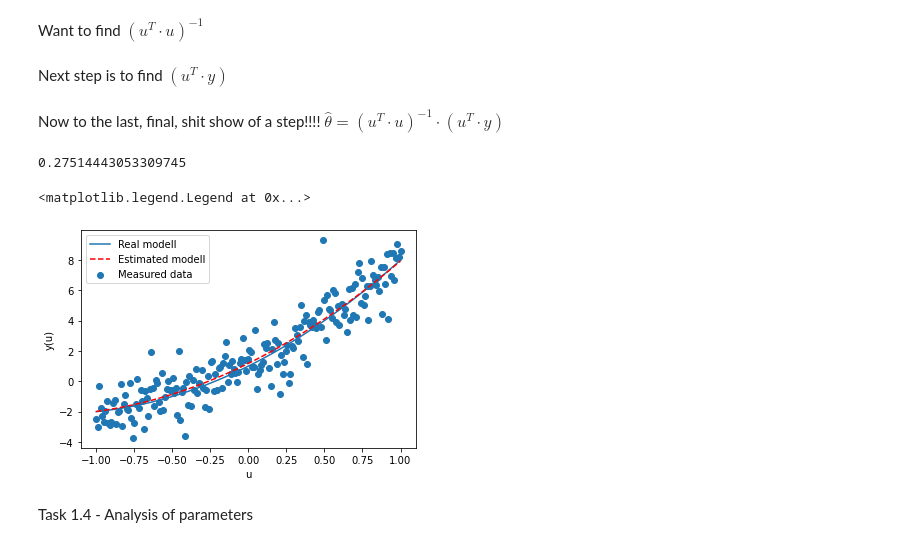
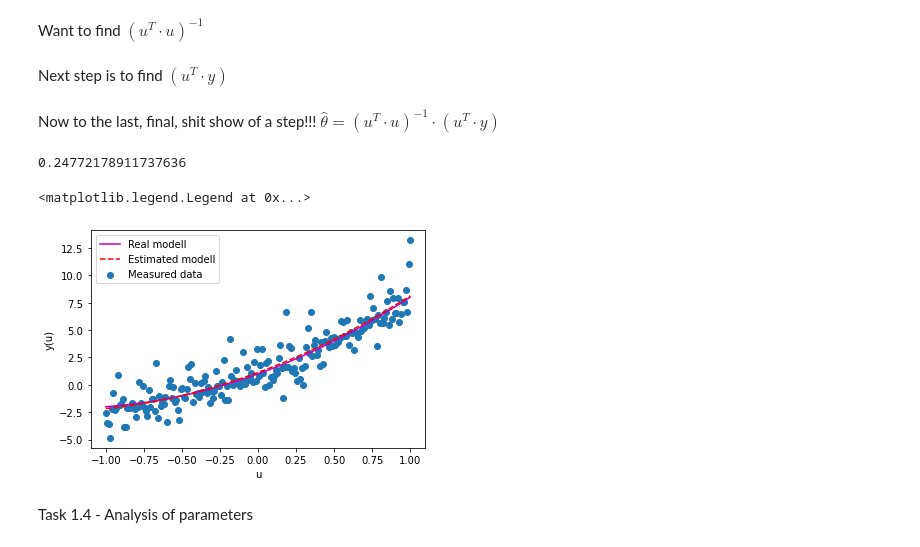
Before and after one commit to petteska/TTK4260-Imuda, a Jupyter notebook: Assignments/Mutlivariat Assignment 1.ipynb, the cells around one changed output. Saved outputs shown, nothing was run; the diff lists cells and outputs as text; code cells hidden in the pictures.

```diff
--- a/Assignments/Mutlivariat Assignment 1.ipynb
+++ b/Assignments/Mutlivariat Assignment 1.ipynb
@@ -37,7 +39,7 @@ Text(0.5, 1.0, 'Real model!!')
 Task 1.2 - Generate noise signal
 # %%
 def chooseDist(dist1,dist2,alpha): # Choose distribution given alpha to be probability of distribution 1.
-    if(random.randint(0,1)>(1-alpha)):
+    if(random.uniform(0,1)>=(1-alpha)):
         return dist1
     return dist2
 
@@ -64,7 +66,7 @@ mean = 0
 
 magnitude = 1
 # %%
-alpha = 0.1
+alpha = 0.5
 
 sigma = 1
 
@@ -91,33 +93,33 @@ u_transpose_dot_u = np.dot(u_tensor.T,u_tensor)
 
 u_transpose_dot_u_inv = np.linalg.inv(u_transpose_dot_u)
 # %% [markdown]
-Next step is to find $(u^T\cdot y)$
+ Next step is to find $(u^T\cdot y)$
 # %%
 u_transpose_dot_y = np.dot(u_tensor.T,y)
 # %% [markdown]
-Now to the last, final, shit show of a step!!!! $\hat{\theta} = (u^T\cdot u)^{-1}\cdot(u^T\cdot y)$
+Now to the last, final, shit show of a step!!! $\hat{\theta} = (u^T\cdot u)^{-1}\cdot(u^T\cdot y)$
 # %%
 est_params = np.dot(u_transpose_dot_u_inv,u_transpose_dot_y) # Calculate equation
 
 est_params = est_params.tolist() # Format parameters to list
 
 d = distance.euclidean(theta, est_params)
 
 print(d)
 
 y_est = arbitrary_poly(est_params) # Create estimated response
 
 plt.figure()
-plt.plot(u,yreal,label = "Real modell")
+plt.plot(u,yreal,"m",label = "Real modell")
 plt.scatter(u,y, label = "Measured data")
 plt.plot(u,y_est(u),"r--",label = "Estimated modell")
 plt.ylabel('y(u)')
 plt.xlabel('u')
 plt.legend()
 # %% [output]
-0.27514443053309745
+0.24772178911737636
 <matplotlib.legend.Legend at 0x...>
-[figure, old version]
+[figure, new version]
 # %% [markdown]
 Task 1.4 - Analysis of parameters
 # %% [markdown]
```
Also changed, not shown: parts of 6 cells of this notebook.
